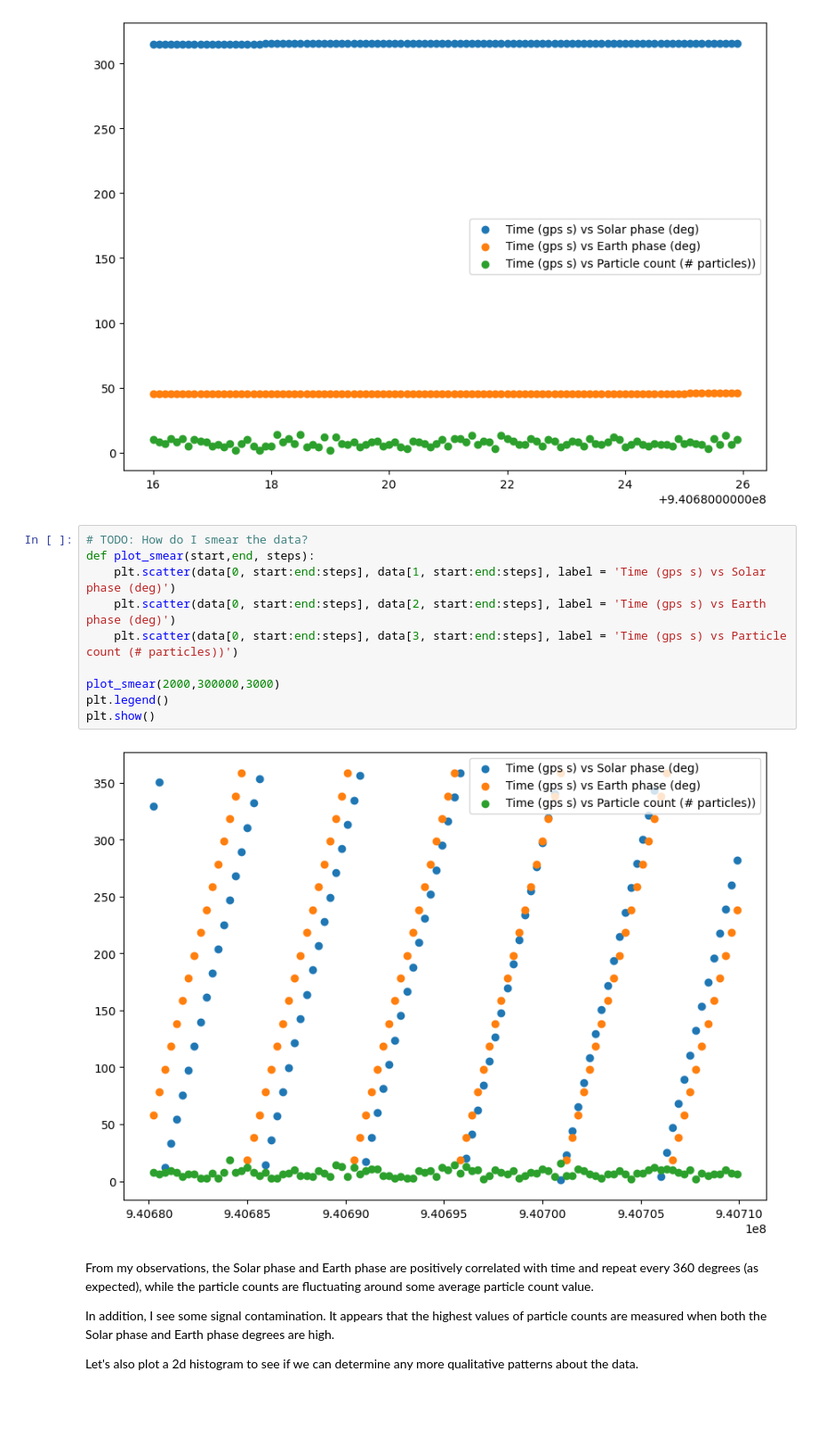
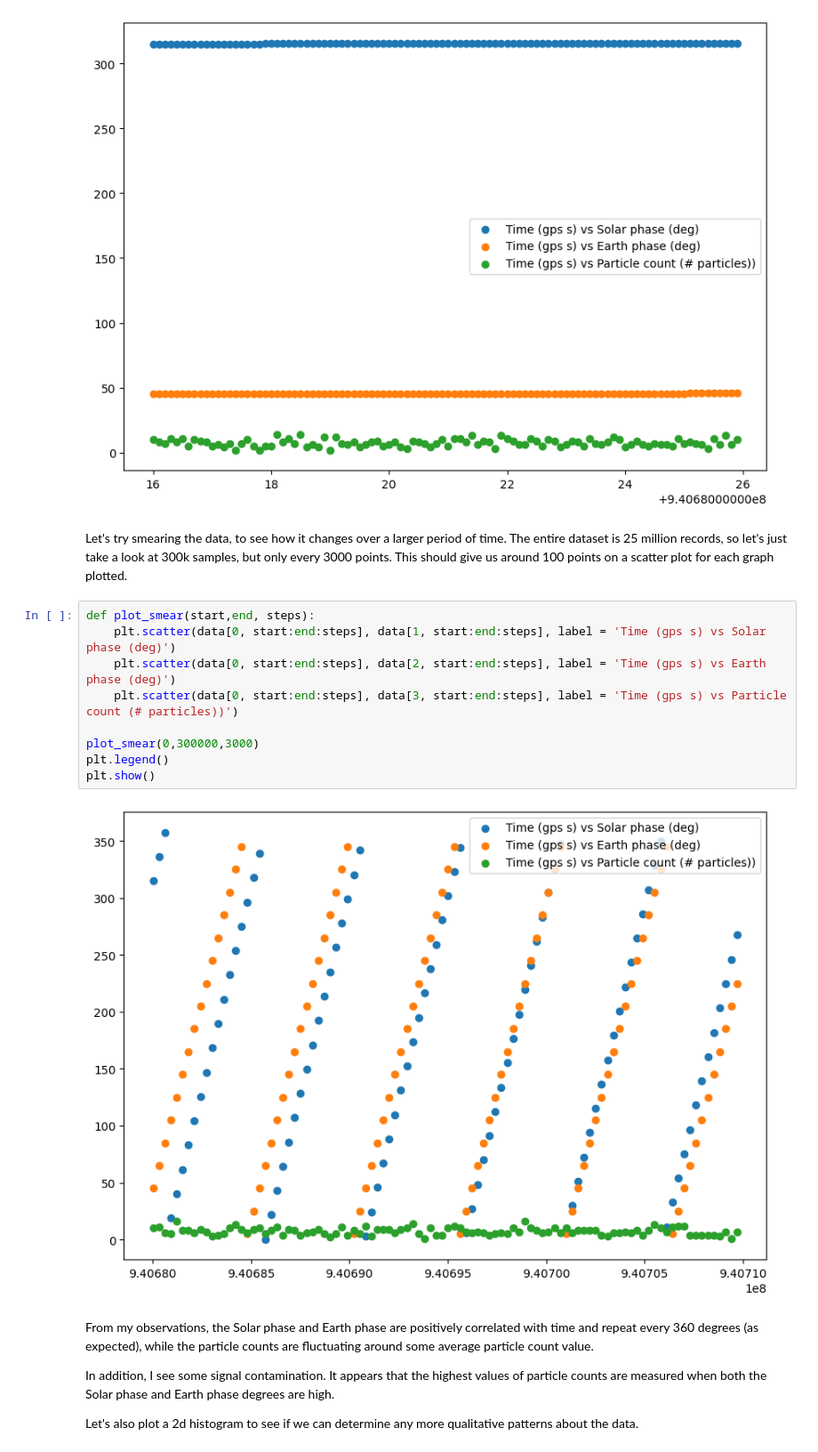
Before and after one commit to jenniv27/phys434, a Jupyter notebook: Labs/Lab4.ipynb, the cells around one changed output. Shown at 89% size. Cells and saved outputs as stored; diff of their text form; blank space fills up the shorter version.

```diff
--- a/Labs/Lab4.ipynb
+++ b/Labs/Lab4.ipynb
@@ -47,18 +47,19 @@ plt.legend()
 plt.show()
 # %% [output]
 [figure]
+# %% [markdown]
+Let's try smearing the data, to see how it changes over a larger period of time. The entire dataset is 25 million records, so let's just take a look at 300k samples, but only every 3000 points. This should give us around 100 points on a scatter plot for each graph plotted.
 # %%
-# TODO: How do I smear the data?
 def plot_smear(start,end, steps):
     plt.scatter(data[0, start:end:steps], data[1, start:end:steps], label = 'Time (gps s) vs Solar phase (deg)')
     plt.scatter(data[0, start:end:steps], data[2, start:end:steps], label = 'Time (gps s) vs Earth phase (deg)')
     plt.scatter(data[0, start:end:steps], data[3, start:end:steps], label = 'Time (gps s) vs Particle count (# particles))')
 
-plot_smear(2000,300000,3000)
+plot_smear(0,300000,3000)
 plt.legend()
 plt.show()
 # %% [output]
-[figure, old version]
+[figure, new version]
 # %% [markdown]
 From my observations, the Solar phase and Earth phase are positively correlated with time and repeat every 360 degrees (as expected), while the particle counts are fluctuating around some average particle count value.
 
```
